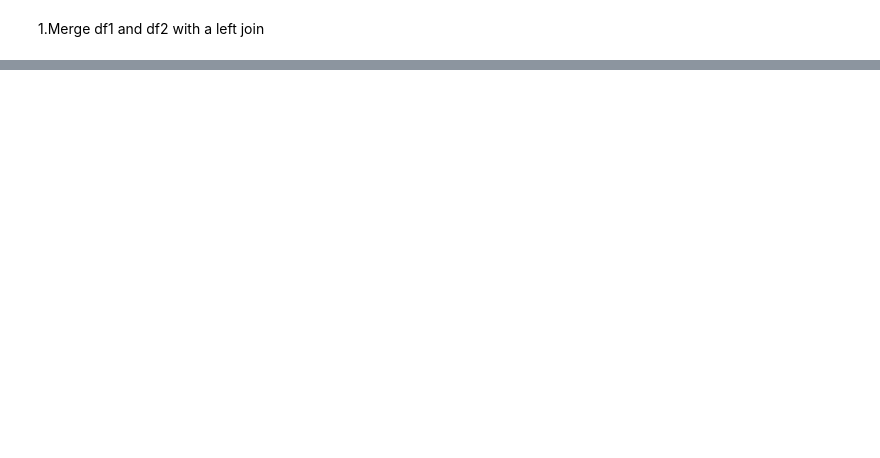
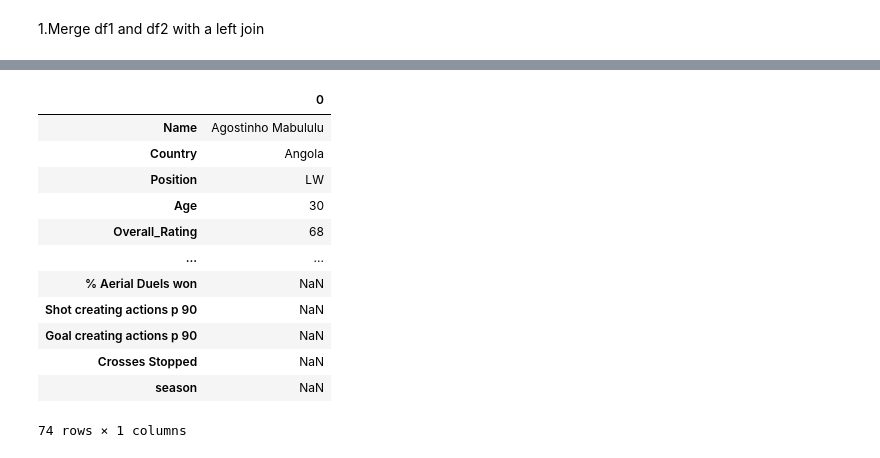
Before and after one commit to CyberWol-12/Python-Pandas-Data-Analysis-Journey, a Jupyter notebook: 01_FIFA_wordcup_capstone_project/capstone_project.ipynb, the cells around one changed output, grey strips where cells are left out. Drawn from its saved outputs; the diff is of its cells as text; code cells hidden in the pictures; blank space fills up the shorter version.

```diff
--- a/01_FIFA_wordcup_capstone_project/capstone_project.ipynb
+++ b/01_FIFA_wordcup_capstone_project/capstone_project.ipynb
@@ -29,0 +57,16 @@ Data Wrangling
+# %%
+df.head(1).T
+# %% [output]
+|  | 0 |
+| Name | Agostinho Mabululu |
+| Country | Angola |
+| Position | LW |
+| Age | 30 |
+| Overall_Rating | 68 |
+| ... | ... |
+| % Aerial Duels won | NaN |
+| Shot creating actions p 90 | NaN |
+| Goal creating actions p 90 | NaN |
+| Crosses Stopped | NaN |
+| season | NaN |
+74 rows × 1 columns
```
Also changed, not shown: parts of 3 cells of this notebook.
